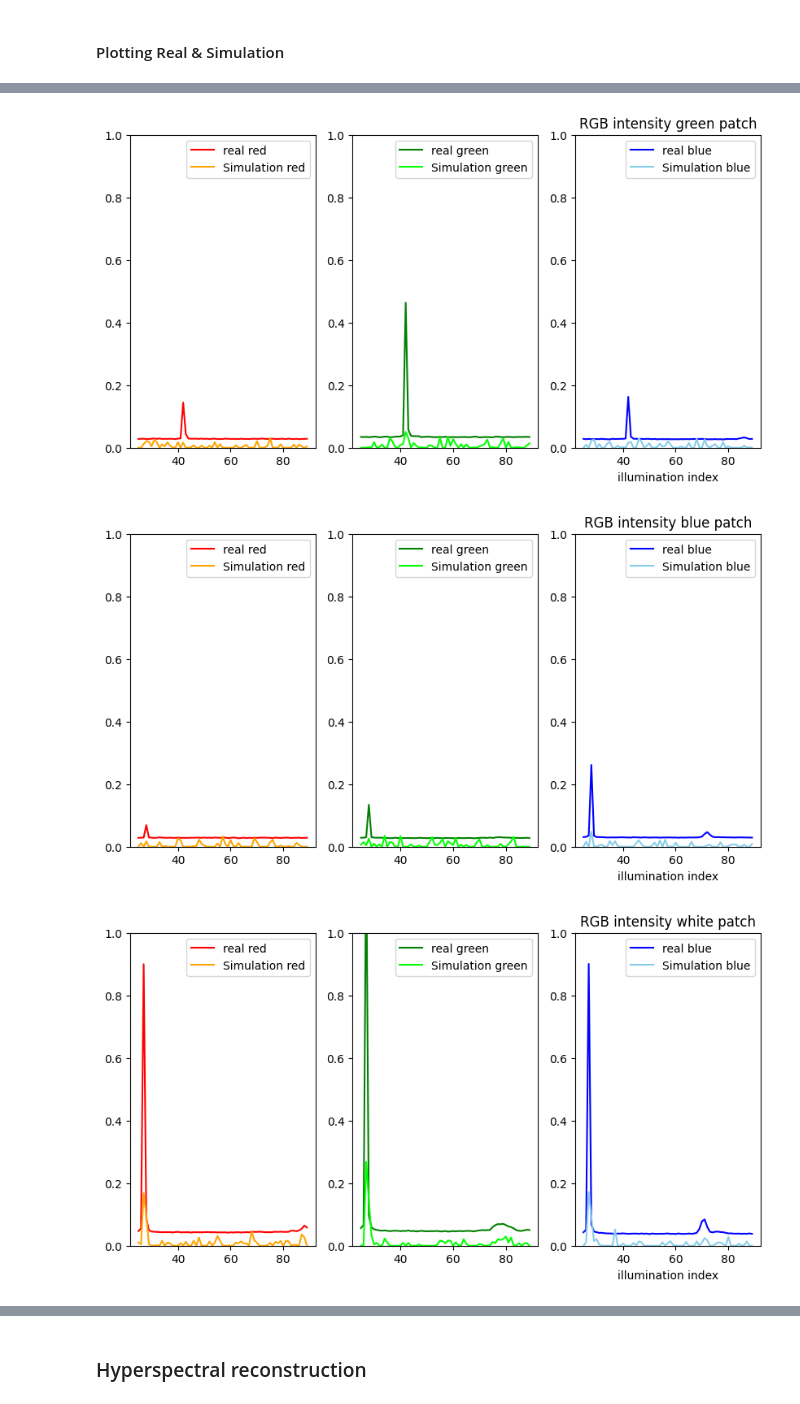
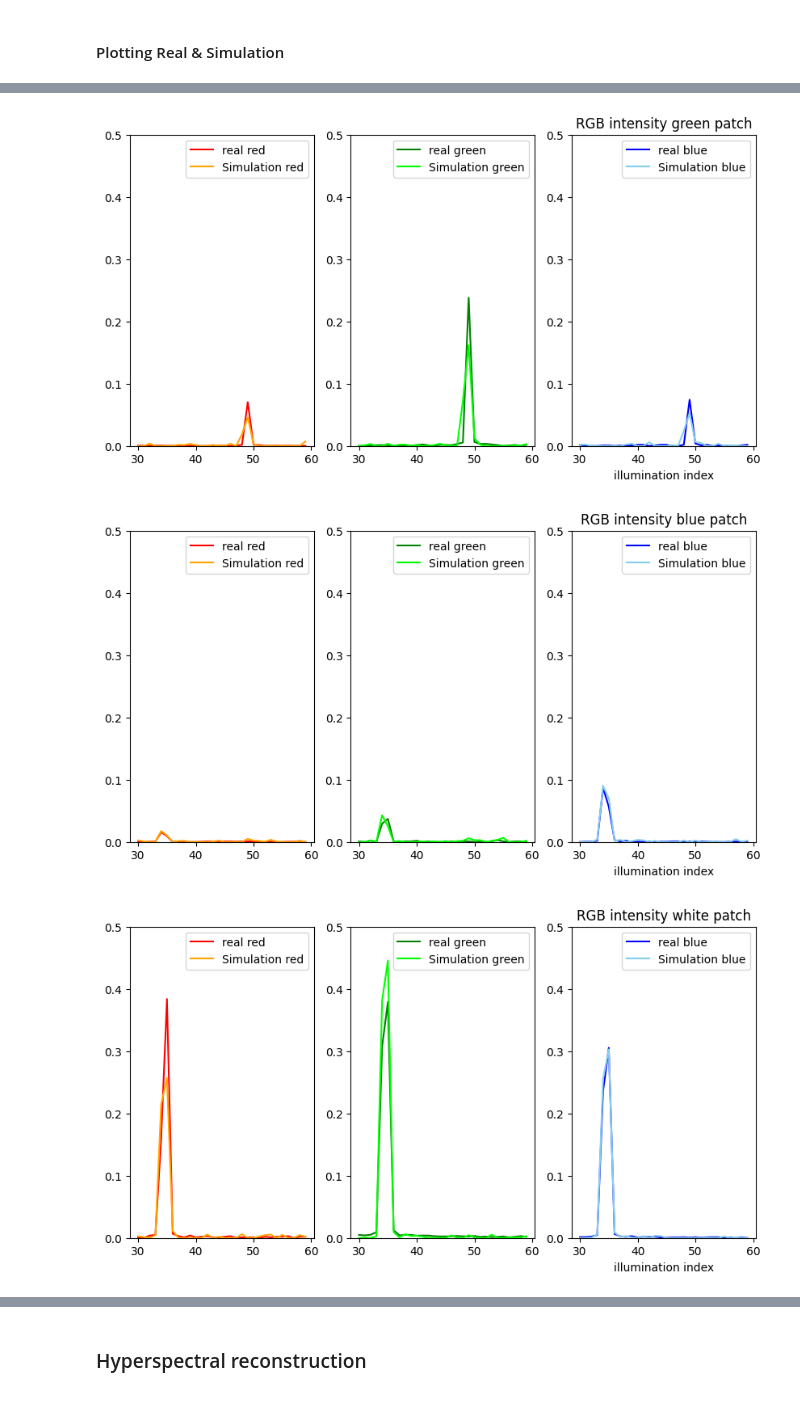
Before and after one commit to shshin1210/DSL, a Jupyter notebook: hyp_recon_patch_test.ipynb, the cells around one changed output, grey strips where cells are left out. Saved outputs shown, nothing was run; the diff lists cells and outputs as text; code cells hidden in the pictures.

```diff
--- a/hyp_recon_patch_test.ipynb
+++ b/hyp_recon_patch_test.ipynb
@@ -57,3 +56,5 @@ center_pts = np.array([[349, 376],[218, 370], [87, 370],[74, 500]]) # R, G, B, W
+# %%
+center_pts = torch.tensor([[407,387],[278,385],[145,375],[141,500]]) # R, G, B, W
 # %%
 color_check_hyp_gt = np.zeros(shape=(cam_H, cam_W, len(wvls)))
 # %%
@@ -76,10 +77,10 @@ for i in range(0,25,10):
 # %% [markdown]
 ### RGB intensity
 # %%
-N3_arr_real_hdr = np.load('./hdr_step3.npy') / 65535.
-N3_arr_real_hdr = N3_arr_real_hdr[:,:,:,::-1]
-black_color_checker = cv2.imread('./calibration/radiometric_cal/crf_datas/black_color_checker.png', -1)[:,:,::-1] / 65535.
-N3_arr_real_hdr -= black_color_checker[:,:,np.newaxis]
+N3_arr_real_hdr = np.load('./calibration/ldr_step5.npy') / 65535.
+N3_arr_real_hdr = N3_arr_real_hdr[:,:,:,::-1].transpose(1,2,0,3)
+# black_color_checker = cv2.imread('./calibration/radiometric_cal/crf_datas/black_color_checker.png', -1)[:,:,::-1] / 65535.
+# N3_arr_real_hdr -= black_color_checker[:,:,np.newaxis]
 
 # N3_arr_real = np.load('./N3_arr_real.npy')
 N3_arr_simulation = np.load('./N3_arr_simulation.npy')
@@ -171,8 +213,8 @@ for l in range(n_illum):
 # %%
 illum = np.arange(0, n_illum, 1)
 
-start_idx = 25
-end_idx = 90
+start_idx = 30
+end_idx = 60
 
 for p in range(n_patches):
     plt.figure(figsize = (10,5))
@@ -181,16 +223,16 @@ for p in range(n_patches):
     # plt.plot(illum[::7], patches_rgb_real[::7, 1, p], label = 'green', c = 'green')
     # plt.plot(illum[::7], patches_rgb_real[::7, 2, p], label = 'blue', c = 'blue')
 
-    plt.subplot(131), plt.plot(illum[start_idx: end_idx], patches_rgb_real[start_idx: end_idx, 0, p], label = 'real red', c = 'red'), plt.legend(), plt.ylim(0,1)
-    plt.subplot(132), plt.plot(illum[start_idx: end_idx], patches_rgb_real[start_idx: end_idx, 1, p], label = 'real green', c = 'green'), plt.legend(), plt.ylim(0,1)
-    plt.subplot(133), plt.plot(illum[start_idx: end_idx], patches_rgb_real[start_idx: end_idx, 2, p], label = 'real blue', c = 'blue'), plt.legend(), plt.ylim(0,1)
+    plt.subplot(131), plt.plot(illum[start_idx: end_idx], patches_rgb_real[start_idx: end_idx, 0, p], label = 'real red', c = 'red'), plt.legend(), plt.ylim(0,y_lim_max)
+    plt.subplot(132), plt.plot(illum[start_idx: end_idx], patches_rgb_real[start_idx: end_idx, 1, p], label = 'real green', c = 'green'), plt.legend(), plt.ylim(0,y_lim_max)
+    plt.subplot(133), plt.plot(illum[start_idx: end_idx], patches_rgb_real[start_idx: end_idx, 2, p], label = 'real blue', c = 'blue'), plt.legend(), plt.ylim(0,y_lim_max)
 
     # plt.title('RGB intensity Real %s patch'%patch_name[p])
     # plt.xlabel('illumination index')
 
-    plt.subplot(131), plt.plot(illum[start_idx: end_idx], patches_rgb[start_idx: end_idx, 0, p], label = 'Simulation red', c = 'orange'), plt.legend(), plt.ylim(0,1)
-    plt.subplot(132), plt.plot(illum[start_idx: end_idx], patches_rgb[start_idx: end_idx, 1, p], label = 'Simulation green', c = 'lime'), plt.legend(), plt.ylim(0,1)
-    plt.subplot(133), plt.plot(illum[start_idx: end_idx], patches_rgb[start_idx: end_idx, 2, p], label = 'Simulation blue', c = 'skyblue'), plt.legend(), plt.ylim(0,1)
+    plt.subplot(131), plt.plot(illum[start_idx: end_idx], patches_rgb[start_idx: end_idx, 0, p], label = 'Simulation red', c = 'orange'), plt.legend(), plt.ylim(0,y_lim_max)
+    plt.subplot(132), plt.plot(illum[start_idx: end_idx], patches_rgb[start_idx: end_idx, 1, p], label = 'Simulation green', c = 'lime'), plt.legend(), plt.ylim(0,y_lim_max)
+    plt.subplot(133), plt.plot(illum[start_idx: end_idx], patches_rgb[start_idx: end_idx, 2, p], label = 'Simulation blue', c = 'skyblue'), plt.legend(), plt.ylim(0,y_lim_max)
 
     # plt.plot(illum[::7], patches_rgb[::7, 0, p], label = 'red', c = 'red')
     # plt.plot(illum[::7], patches_rgb[::7, 1, p], label = 'green', c = 'green')
@@ -203,3 +245,3 @@ for p in range(n_patches):
-[figure, old version]
+[figure, new version]
-[figure, old version]
+[figure, new version]
-[figure, old version]
+[figure, new version]
```
Also changed, not shown: parts of 27 cells of this notebook.
